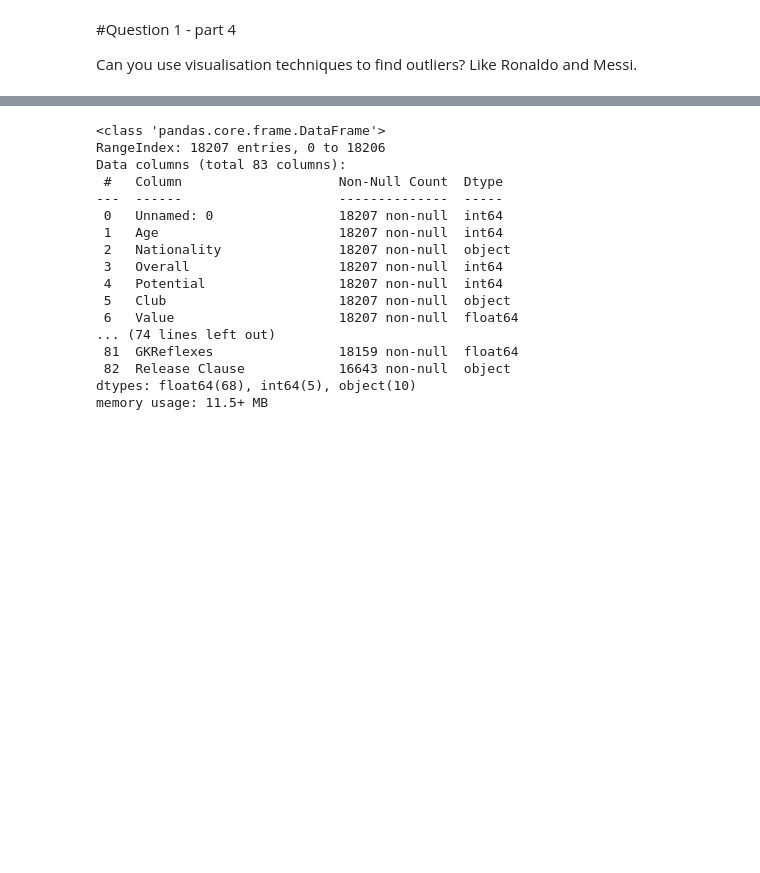
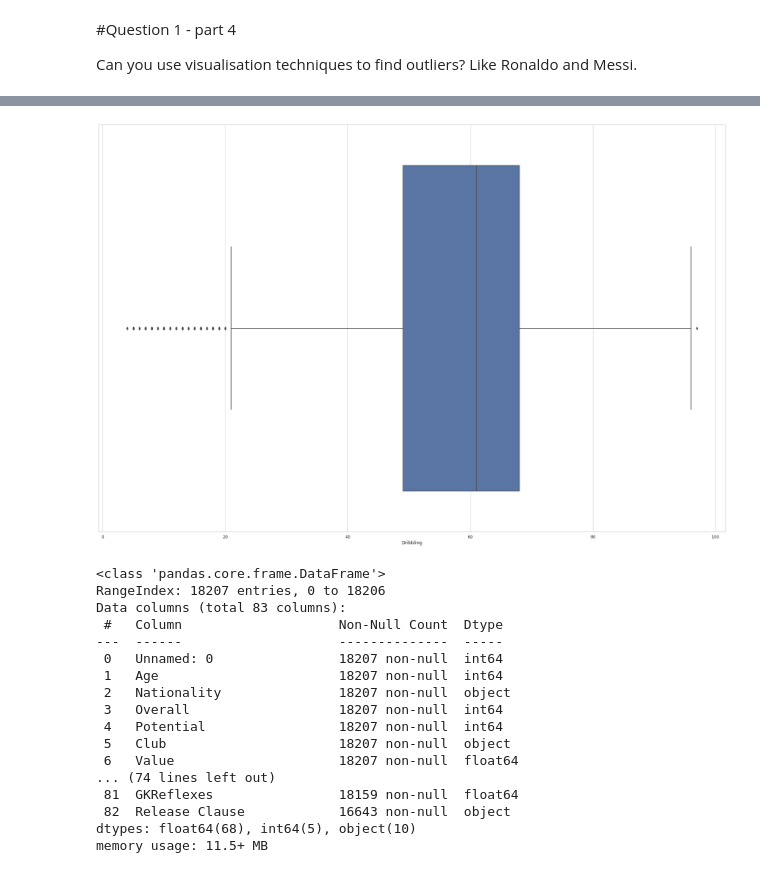
Before and after one commit to bachinaram/DataAnalytics1, a Jupyter notebook: DA1_assignment1.ipynb, the cells around one changed output, grey strips where cells are left out. Saved outputs shown, nothing was run; the diff lists cells and outputs as text; code cells hidden in the pictures; blank space fills up the shorter version.

```diff
--- a/DA1_assignment1.ipynb
+++ b/DA1_assignment1.ipynb
@@ -458,3 +465,7 @@ Can you use visualisation techniques to find outliers? Like Ronaldo and Messi.
+# %%
+ax = sns.boxplot(x=df1["Dribbling"])
+# %% [output]
+[figure, added]
 # %%
 df2.info()
 # %% [output]
```
Also changed, not shown: parts of 2 cells of this notebook.
